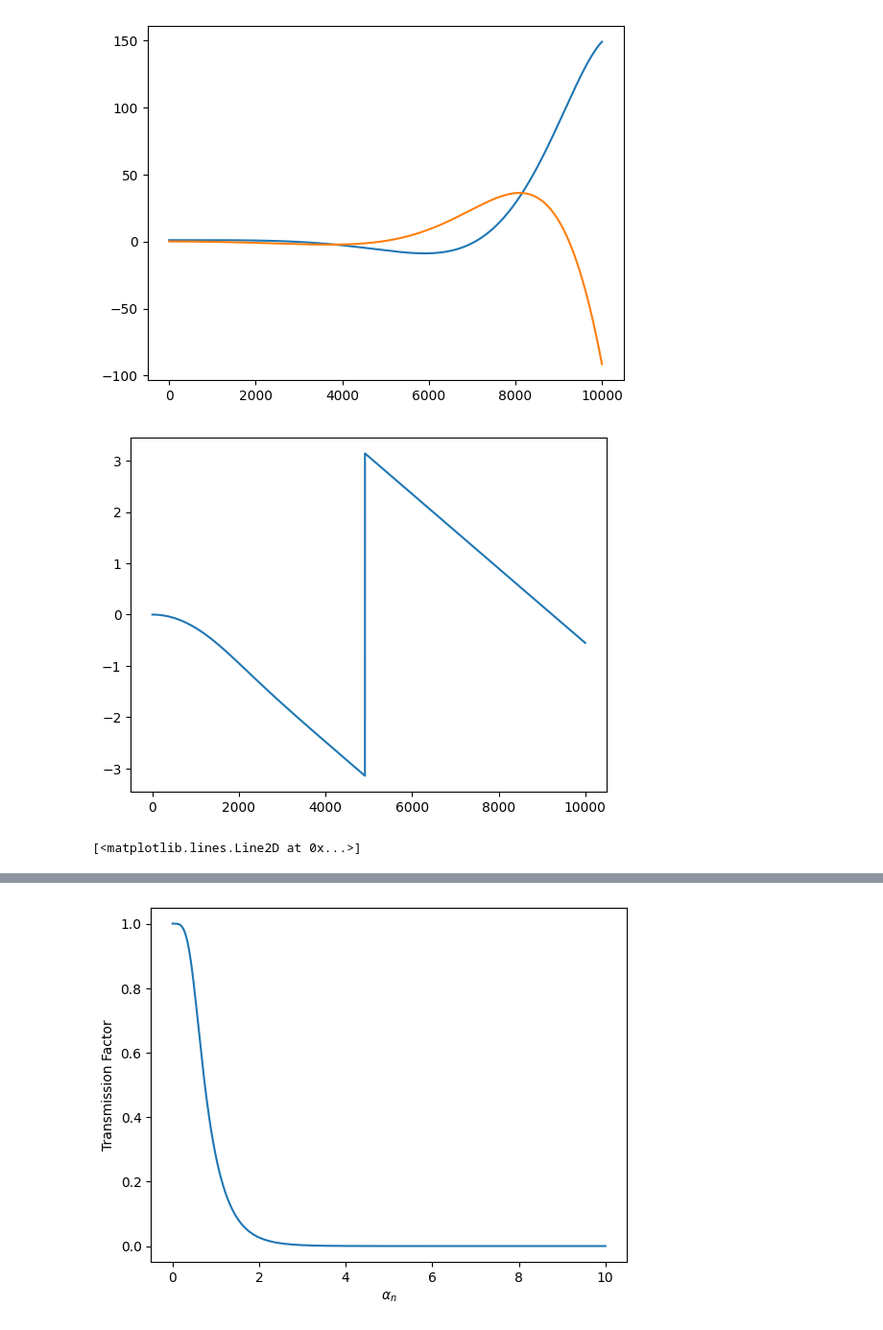
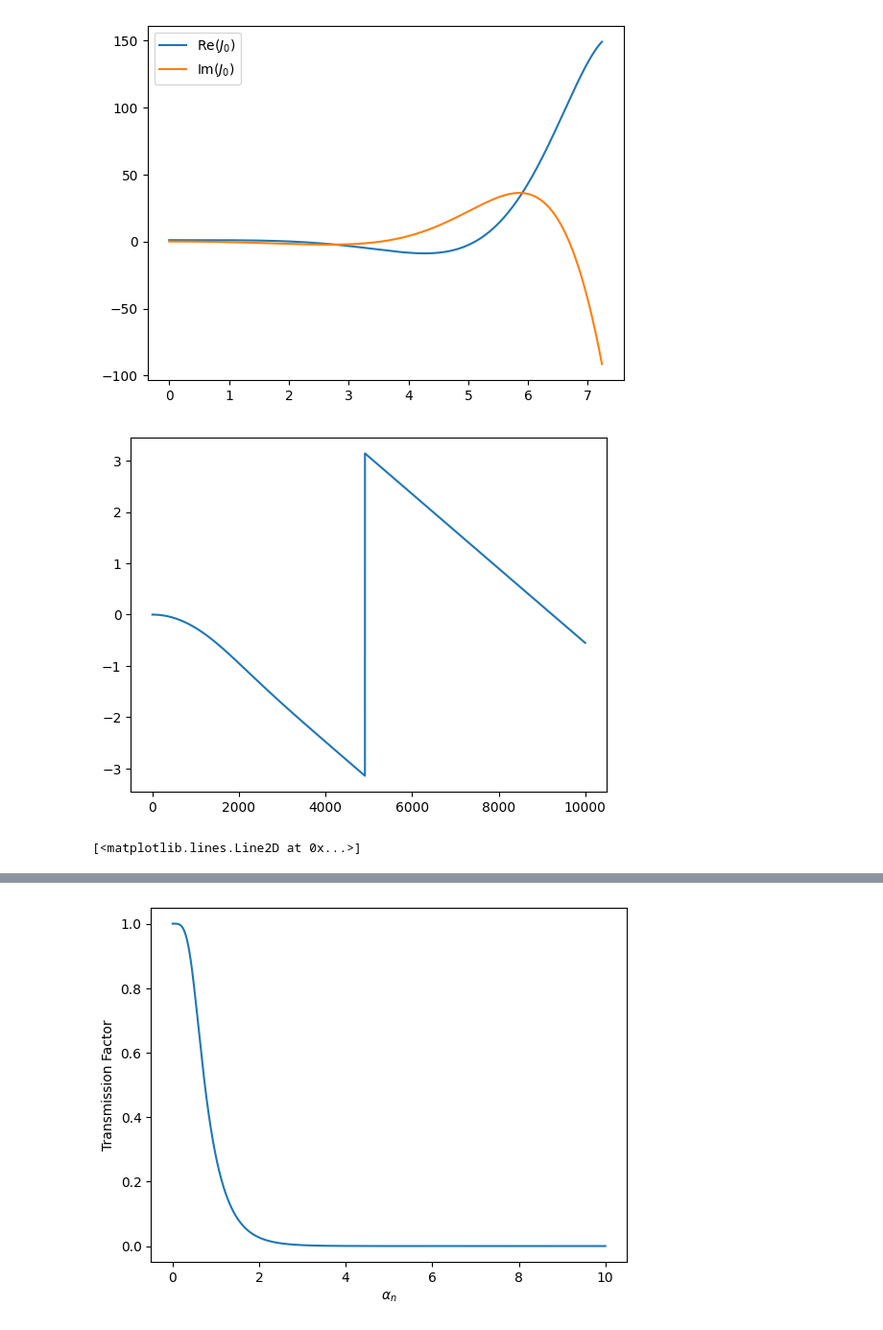
Before and after one commit to tonyko618/Waves_Lab, a Jupyter notebook: Session2/BESSEL.ipynb, the cells around one changed output, grey strips where cells are left out. Shown at 96% size. Saved outputs shown, nothing was run; the diff lists cells and outputs as text; code cells hidden in the pictures.

```diff
--- a/Session2/BESSEL.ipynb
+++ b/Session2/BESSEL.ipynb
@@ -18,14 +18,15 @@ transmission = np.sqrt(an[1:]**2+bn[1:]**2)/(200/np.pi/np.arange(1,len(an)))
 # %%
 z = np.linspace(0,0.02,10000)*np.sqrt(1j/240*2*np.pi/1e-7)
 J = jv(0,z)
-plt.plot(J.real)
-plt.plot(J.imag)
+plt.plot(z,J.real,label="Re($J_0$)")
+plt.plot(z,J.imag,label="Im($J_0$)")
+plt.legend()
 plt.show()
 plt.plot(np.angle(J))
 plt.show()
 plt.plot(abs(J))
 # %% [output]
-[figure, old version]
+[figure, new version]
 [figure]
 [<matplotlib.lines.Line2D at 0x...>]
 [figure]
```
Also changed, not shown: 1 other file.
